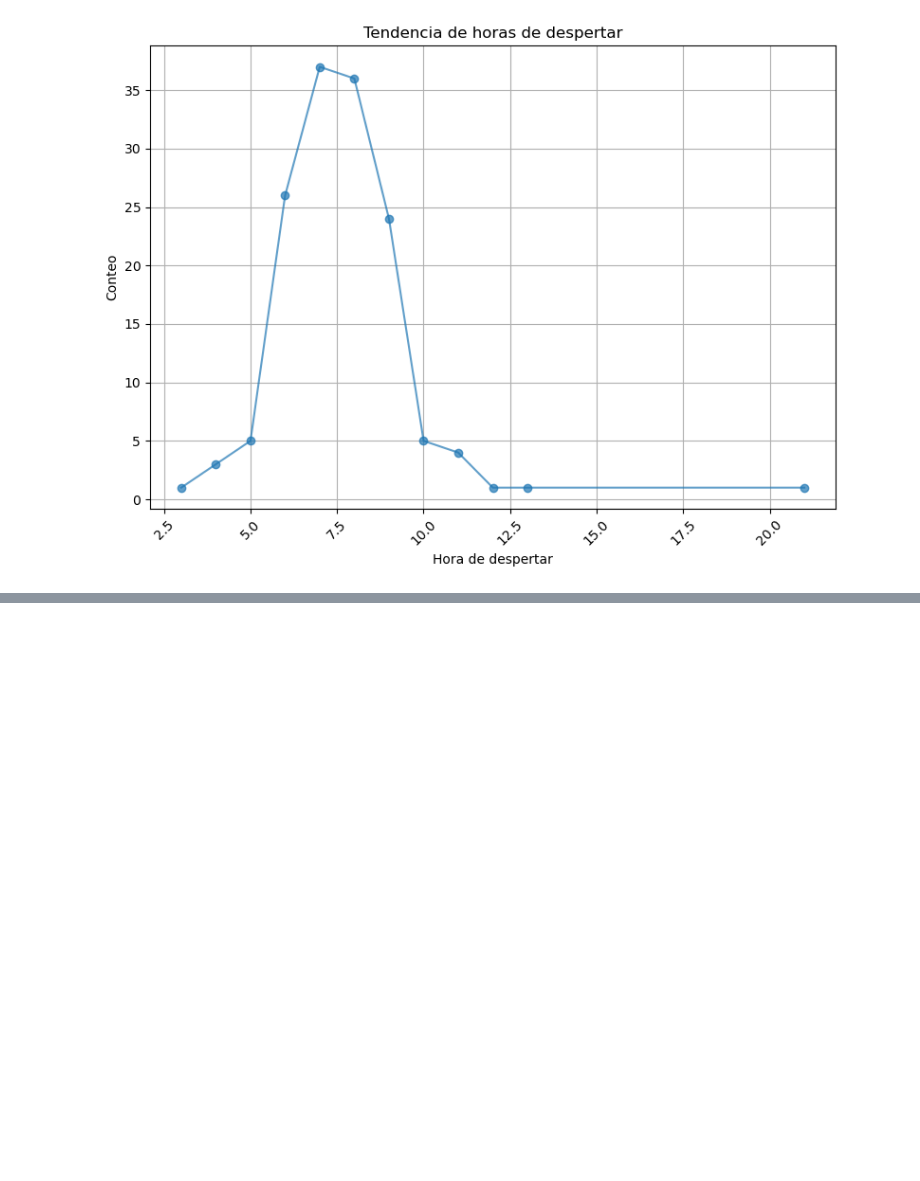
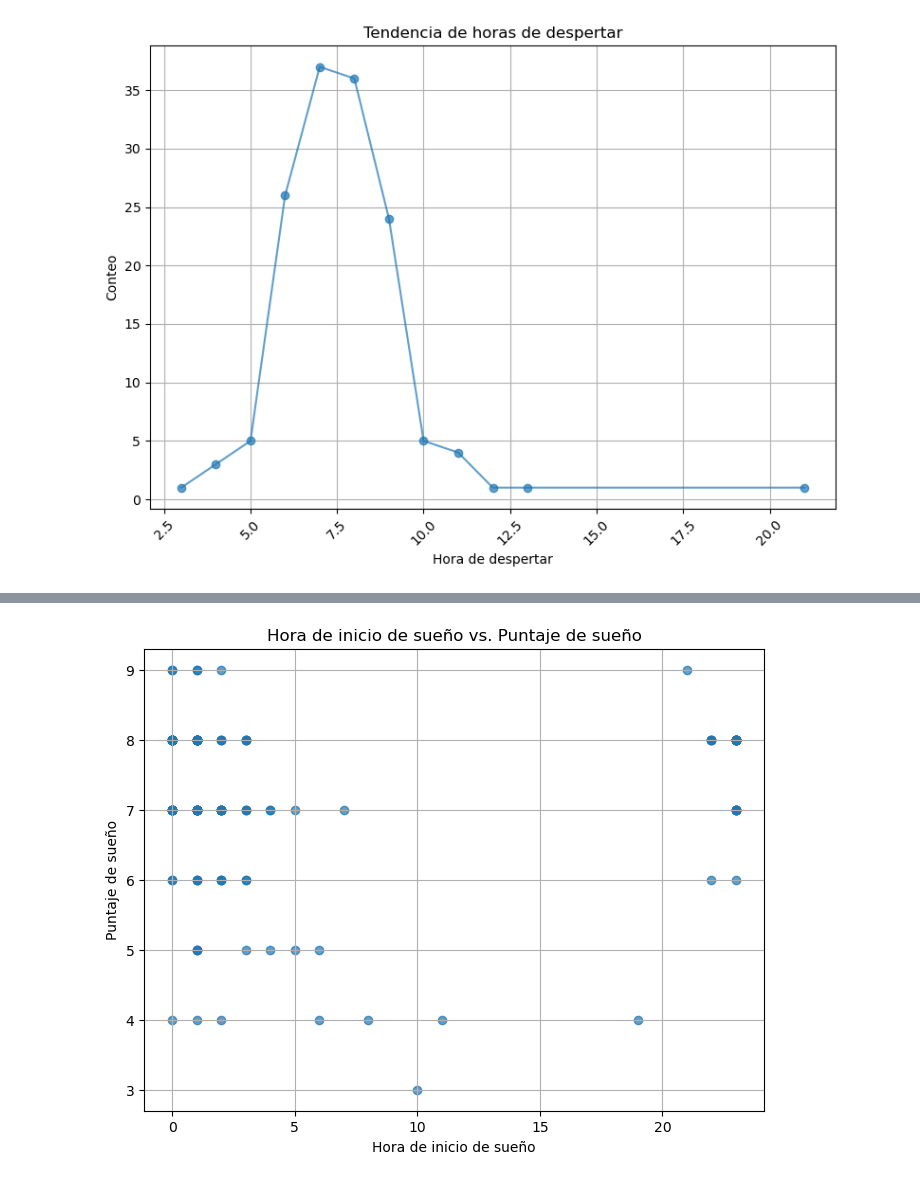
Before and after one commit to MatiasLoiseau/sleep-data-samsung-health, a Jupyter notebook: exploratory_data_analysis.ipynb, the cells around one changed output, grey strips where cells are left out. Drawn from its saved outputs; the diff is of its cells as text; code cells hidden in the pictures; blank space fills up the shorter version.

Commit message:
agregar graficos combinando 3 columnas

```diff
--- a/exploratory_data_analysis.ipynb
+++ b/exploratory_data_analysis.ipynb
@@ -435,3 +436,29 @@ plt.tight_layout()
 plt.show()
 # %% [output]
 [figure]
+# %%
+# Definir una función para asignar valores a los rangos
+def asignar_valor(score):
+    if score < 10:
+        return 0
+    elif score < 20:
+        return 1
+    elif score < 30:
+        return 2
+    elif score < 40:
+        return 3
+    elif score < 50:
+        return 4
+    elif score < 60:
+        return 5
+    elif score < 70:
+        return 6
+    elif score < 80:
+        return 7
+    elif score < 90:
+        return 8
+    else:
+        return 9
+
+# Aplicar la función a la columna 'sleep_score' para crear la nueva columna 'score'
+df_sleep['score'] = df_sleep['sleep_score'].apply(asignar_valor)
@@ -437,0 +492,10 @@ plt.show()
+# %%
+plt.figure(figsize=(8, 6))
+plt.scatter(df_sleep['hora'], df_sleep['score'], alpha=0.7)
+plt.xlabel('Hora de inicio de sueño')
+plt.ylabel('Puntaje de sueño')
+plt.title('Hora de inicio de sueño vs. Puntaje de sueño')
+plt.grid(True)
+plt.show()
+# %% [output]
+[figure, added]
```
Also changed, not shown: parts of 19 cells of this notebook.
